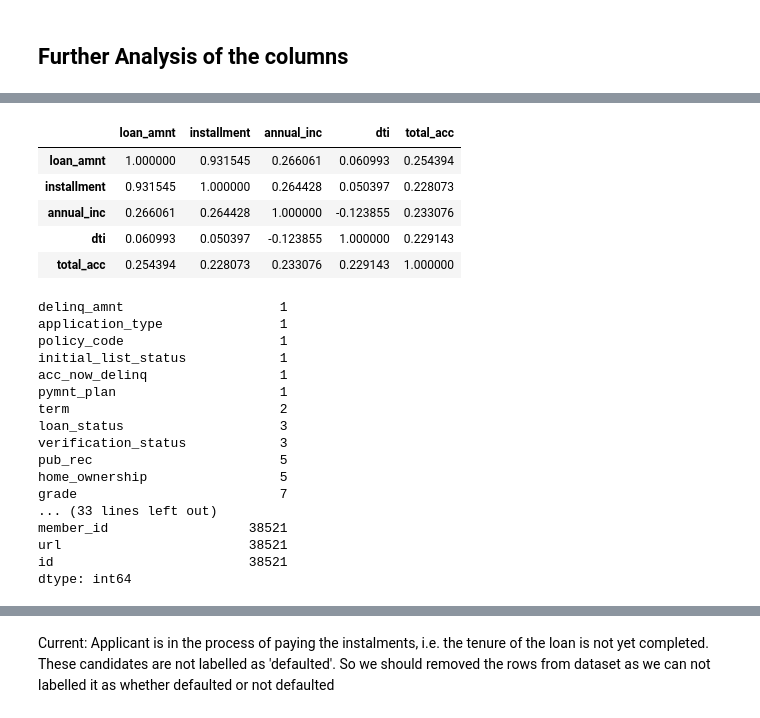
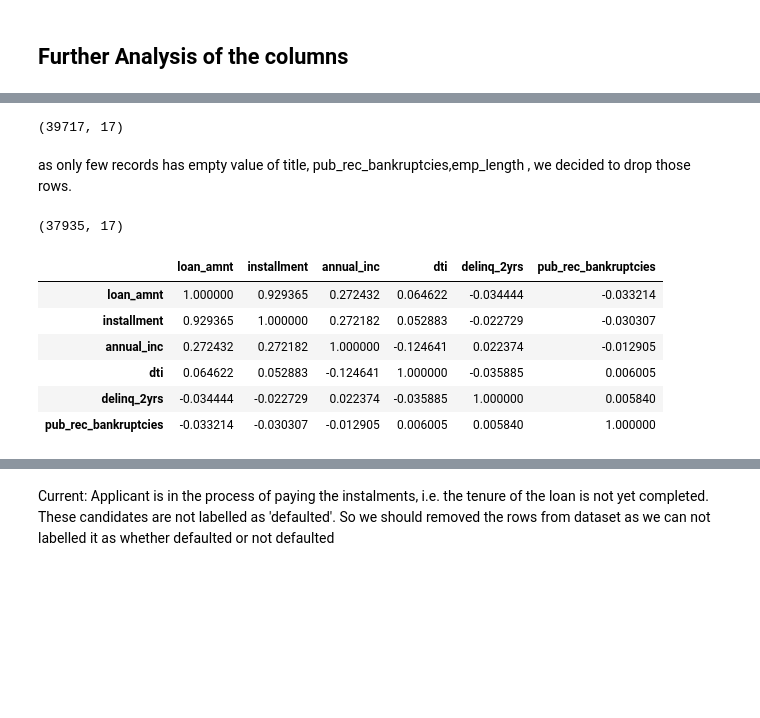
Before and after one commit to sreejith-rajashekaran/LendingClubCaseStudy, a Jupyter notebook: LendingClubCaseStudyFinal.ipynb, the cells around one changed output, grey strips where cells are left out. Saved outputs shown, nothing was run; the diff lists cells and outputs as text; code cells hidden in the pictures; blank space fills up the shorter version.

```diff
--- a/LendingClubCaseStudyFinal.ipynb
+++ b/LendingClubCaseStudyFinal.ipynb
@@ -194,4 +220,4 @@ data_set.to_csv('clean_loan_updated.csv')
 # %% [markdown]
 ## Further Analysis of the columns
 # %%
-data_set_clean = pd.read_csv("clean_loan_updated.csv")
+data_set = pd.read_csv("clean_loan_updated.csv")
@@ -219,0 +250,2 @@ memory usage: 14.1+ MB
+# %%
+data_set = data_set.drop(['funded_amnt','funded_amnt_inv','addr_state','zip_code'],axis=1)
@@ -220,29 +273,23 @@ memory usage: 14.1+ MB
+# %%
+data_set.shape
+# %% [output]
+(39717, 17)
+# %% [markdown]
+as only few records has empty value of title, pub_rec_bankruptcies,emp_length , we decided to drop those rows.
+# %%
+data_set=data_set[~data_set.title.isnull()]
+#data_set=data_set[~data_set.pub_rec_bankruptcies.isnull()]
+#data_set=data_set[~data_set.emp_length.isnull()]
+data_set.shape
+# %% [output]
+(37935, 17)
 # %%
-data_set_clean.corr()
+data_set.corr()
 # %% [output]
-|  | loan_amnt | installment | annual_inc | dti | total_acc |
-| loan_amnt | 1.000000 | 0.931545 | 0.266061 | 0.060993 | 0.254394 |
-| installment | 0.931545 | 1.000000 | 0.264428 | 0.050397 | 0.228073 |
-| annual_inc | 0.266061 | 0.264428 | 1.000000 | -0.123855 | 0.233076 |
-| dti | 0.060993 | 0.050397 | -0.123855 | 1.000000 | 0.229143 |
-| total_acc | 0.254394 | 0.228073 | 0.233076 | 0.229143 | 1.000000 |
+|  | loan_amnt | installment | annual_inc | dti | delinq_2yrs | pub_rec_bankruptcies |
+| loan_amnt | 1.000000 | 0.929365 | 0.272432 | 0.064622 | -0.034444 | -0.033214 |
+| installment | 0.929365 | 1.000000 | 0.272182 | 0.052883 | -0.022729 | -0.030307 |
+| annual_inc | 0.272432 | 0.272182 | 1.000000 | -0.124641 | 0.022374 | -0.012905 |
+| dti | 0.064622 | 0.052883 | -0.124641 | 1.000000 | -0.035885 | 0.006005 |
+| delinq_2yrs | -0.034444 | -0.022729 | 0.022374 | -0.035885 | 1.000000 | 0.005840 |
+| pub_rec_bankruptcies | -0.033214 | -0.030307 | -0.012905 | 0.006005 | 0.005840 | 1.000000 |
-# %%
-data_set_clean.nunique().sort_values()
-# %% [output]
-delinq_amnt                    1
-application_type               1
-policy_code                    1
-initial_list_status            1
-acc_now_delinq                 1
-pymnt_plan                     1
-term                           2
-loan_status                    3
-verification_status            3
-pub_rec                        5
-home_ownership                 5
-grade                          7
-... (33 lines left out)
-member_id                  38521
-url                        38521
-id                         38521
-dtype: int64
```
Also changed, not shown: parts of 116 cells of this notebook.
